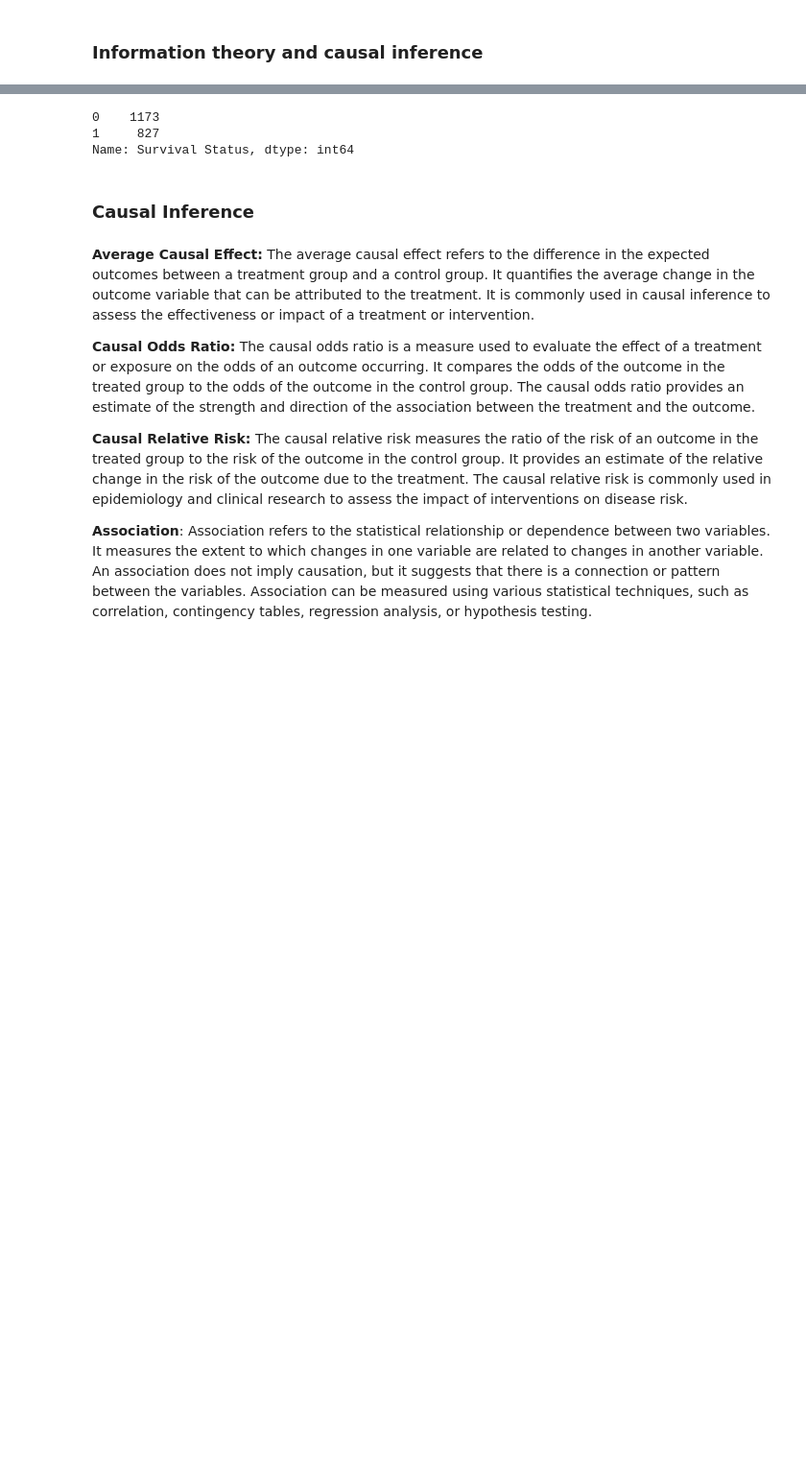
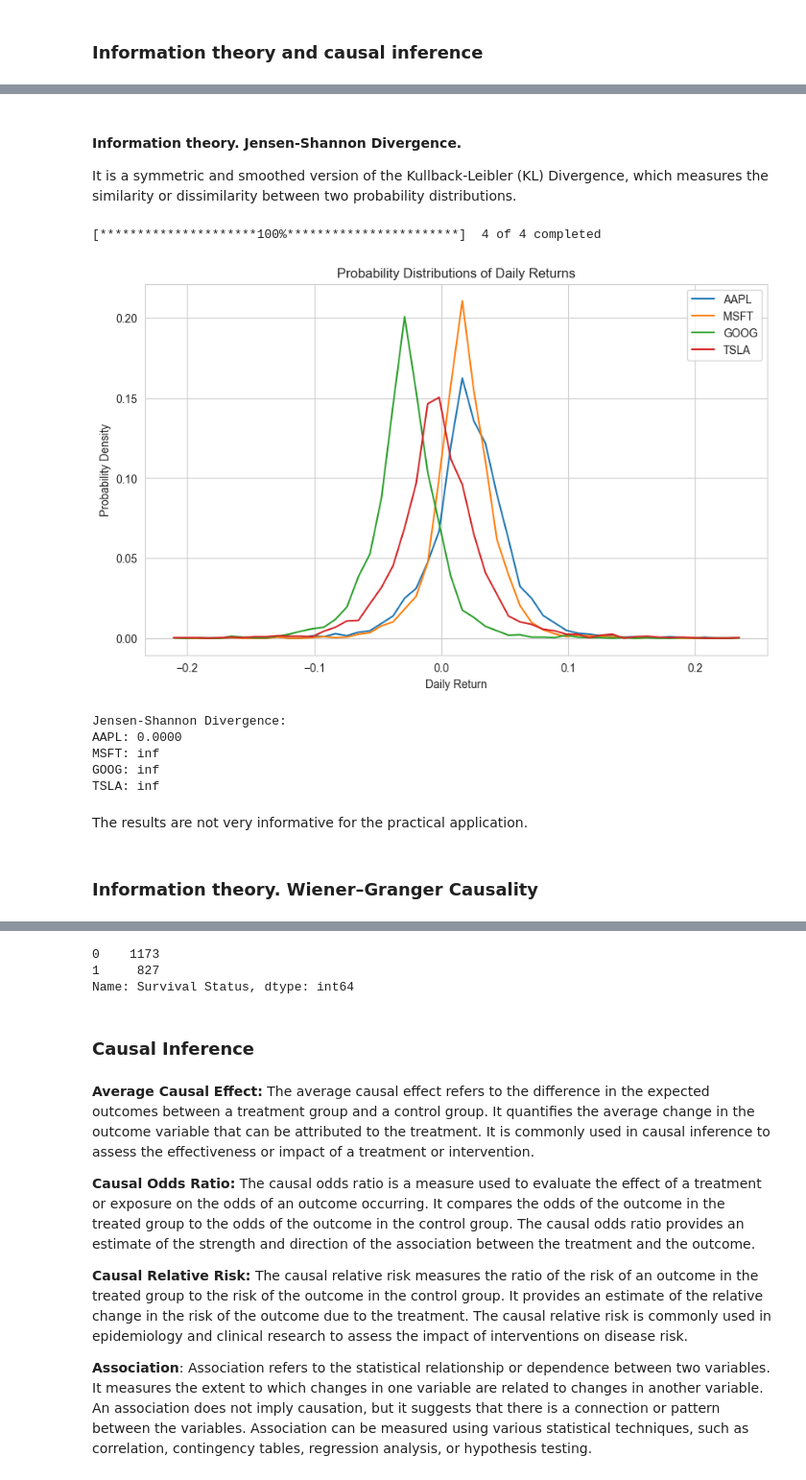
Before and after one commit to ProfessorBanner/Portfolio., a Jupyter notebook: Data Science/Information theory and causal inference.ipynb, the cells around one changed output, grey strips where cells are left out. Shown at 96% size. Saved outputs shown, nothing was run; the diff lists cells and outputs as text; code cells hidden in the pictures; blank space fills up the shorter version.

```diff
--- a/Data Science/Information theory and causal inference.ipynb
+++ b/Data Science/Information theory and causal inference.ipynb
@@ -17,0 +87,72 @@ Causal inference, likewise, helps unravel cause-and-effect relationships in comp
+# %% [markdown]
+#### Information theory. Jensen-Shannon Divergence.
+It is a symmetric and smoothed version of the Kullback-Leibler (KL) Divergence, which measures the similarity or dissimilarity between two probability distributions.
+# %%
+# Define the symbols of the stocks
+symbols = ['AAPL', 'MSFT', 'GOOG', 'TSLA']
+
+# Define the date range for the data
+start_date = '2010-01-01'
+end_date = '2023-06-01'
+
+# Download the historical data for the assets
+data = yf.download(symbols, start=start_date, end=end_date)['Adj Close']
+
+# Calculate the daily returns for the assets
+returns = data.pct_change().dropna()
+
+# Set the number of bins for the histograms
+num_bins = 50
+
+# Create a dictionary to store the distributions and JSD
+distributions = {}
+jsd_values = {}
+
+# Calculate the probability distributions and JSD for each asset
+for symbol in symbols:
+    # Extract the daily return series
+    returns_asset = returns[symbol]
+
+    # Calculate the probability distribution of daily returns
+    dist_asset, bins_asset = np.histogram(returns_asset, bins=num_bins, density=True)
+
+    # Calculate the probability distribution normalized by the sum
+    dist_asset_norm = dist_asset / np.sum(dist_asset)
+
+    # Calculate the average distribution
+    average_dist = np.mean(list(distributions.values()), axis=0) if distributions else dist_asset_norm
+
+    # Calculate the JSD between the distribution and the average distribution
+    jsd = 0.5 * (entropy(dist_asset_norm, average_dist) + entropy(average_dist, dist_asset_norm))
+
+    # Store the distribution and JSD
+    distributions[symbol] = dist_asset_norm
+    jsd_values[symbol] = jsd
+
+# Plot the probability distributions
+plt.figure(figsize=(10, 6))
+for symbol in symbols:
+    plt.plot(bins_asset[:-1], distributions[symbol], label=symbol)
+plt.xlabel('Daily Return')
+plt.ylabel('Probability Density')
+plt.title('Probability Distributions of Daily Returns')
+plt.legend()
+plt.grid(True)
+plt.show()
+
+# Print the JSD values
+print("Jensen-Shannon Divergence:")
+for symbol in symbols:
+    print("{}: {:.4f}".format(symbol, jsd_values[symbol]))
+# %% [output]
+[*********************100%***********************]  4 of 4 completed
+[figure, added]
+Jensen-Shannon Divergence:
+AAPL: 0.0000
+MSFT: inf
+GOOG: inf
+TSLA: inf
+# %% [markdown]
+The results are not very informative for the practical application.
+# %% [markdown]
+### Information theory. Wiener–Granger Causality
```
Also changed, not shown: parts of 27 cells of this notebook.
